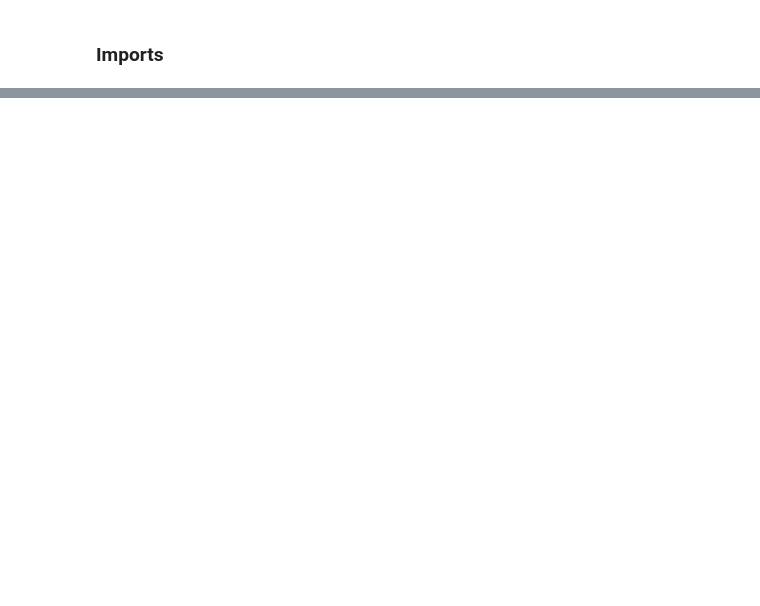
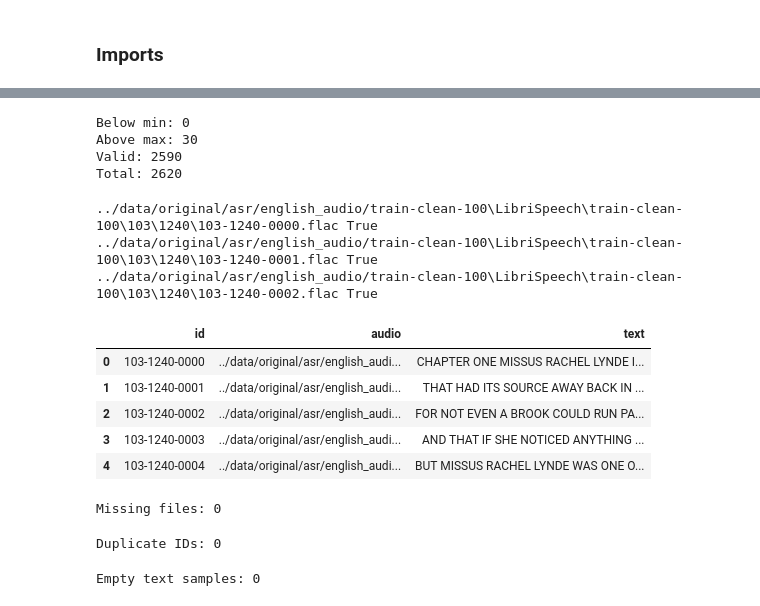
Before and after one commit to Shubhampandey1git/Speech-to-Text-Summarization-app, a Jupyter notebook: notebooks/EDA_cleaning_ASR.ipynb, the cells around one changed output, grey strips where cells are left out. Cells and saved outputs as stored; diff of their text form; code cells hidden in the pictures; blank space fills up the shorter version.

```diff
--- a/notebooks/EDA_cleaning_ASR.ipynb
+++ b/notebooks/EDA_cleaning_ASR.ipynb
@@ -131,0 +444,7 @@ print(df_hi.sample(1))
+# %%
+# Loading and Total samples for train
+libri_train_data = load_librispeech_data(
+    librispeech_train_root
+)
+
+print("Total samples:", len(libri_train_data))
@@ -131,0 +494,67 @@ print(df_hi.sample(1))
+# %%
+# Thrshold check for LibriSpeech test
+below_min = 0
+above_max = 0
+valid = 0
+
+MIN_DURATION = 1.0
+MAX_DURATION = 25.0
+
+for sample in libri_test_data:
+    try:
+        y, sr = librosa.load(sample["audio"], sr=None)
+        duration = len(y) / sr
+
+        if duration < MIN_DURATION:
+            below_min += 1
+        elif duration > MAX_DURATION:
+            above_max += 1
+        else:
+            valid += 1
+
+    except:
+        continue
+
+print("Below min:", below_min)
+print("Above max:", above_max)
+print("Valid:", valid)
+print("Total:", below_min + above_max + valid)
+# %% [output]
+Below min: 0
+Above max: 30
+Valid: 2590
+Total: 2620
+# %%
+# Check for addressing and existence of audio files
+for s in libri_train_data[:3]:
+    print(s["audio"], os.path.exists(s["audio"]))
+# %% [output]
+../data/original/asr/english_audio/train-clean-100\LibriSpeech\train-clean-100\103\1240\103-1240-0000.flac True
+../data/original/asr/english_audio/train-clean-100\LibriSpeech\train-clean-100\103\1240\103-1240-0001.flac True
+../data/original/asr/english_audio/train-clean-100\LibriSpeech\train-clean-100\103\1240\103-1240-0002.flac True
+# %%
+df = pd.DataFrame(libri_train_data)
+df.head()
+# %% [output]
+|  | id | audio | text |
+| 0 | 103-1240-0000 | ../data/original/asr/english_audi... | CHAPTER ONE MISSUS RACHEL LYNDE I... |
+| 1 | 103-1240-0001 | ../data/original/asr/english_audi... | THAT HAD ITS SOURCE AWAY BACK IN ... |
+| 2 | 103-1240-0002 | ../data/original/asr/english_audi... | FOR NOT EVEN A BROOK COULD RUN PA... |
+| 3 | 103-1240-0003 | ../data/original/asr/english_audi... | AND THAT IF SHE NOTICED ANYTHING ... |
+| 4 | 103-1240-0004 | ../data/original/asr/english_audi... | BUT MISSUS RACHEL LYNDE WAS ONE O... |
+# %%
+# Missing audio files
+missing = df[~df["audio"].apply(os.path.exists)]
+print("Missing files:", len(missing))
+# %% [output]
+Missing files: 0
+# %%
+print("Duplicate IDs:", df["id"].duplicated().sum())
+# %% [output]
+Duplicate IDs: 0
+# %%
+# Empty transcripts
+empty_text = df[df["text"].str.strip() == ""]
+print("Empty text samples:", len(empty_text))
+# %% [output]
+Empty text samples: 0
```
Also changed, not shown: parts of 80 cells of this notebook, 20 other files.
